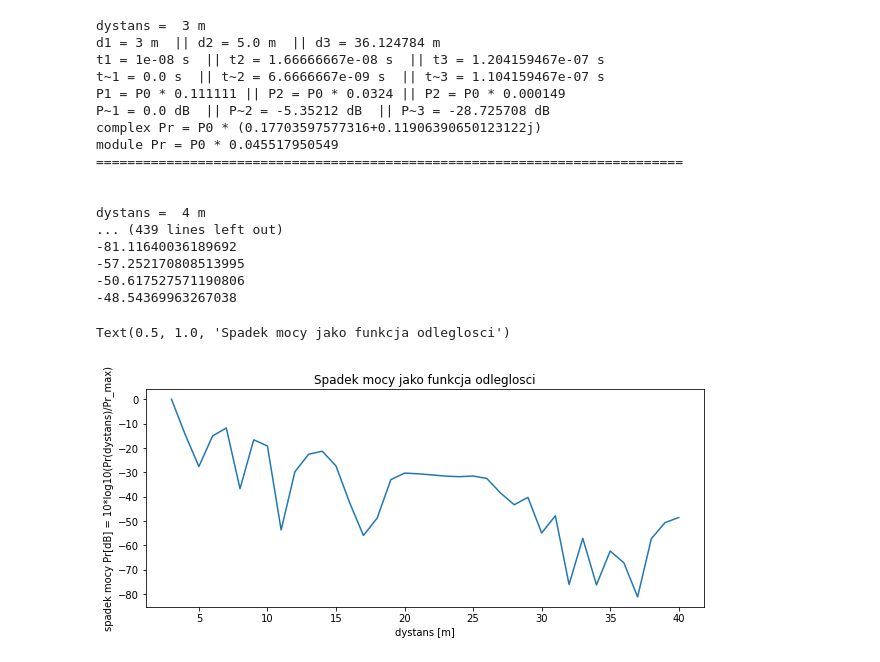
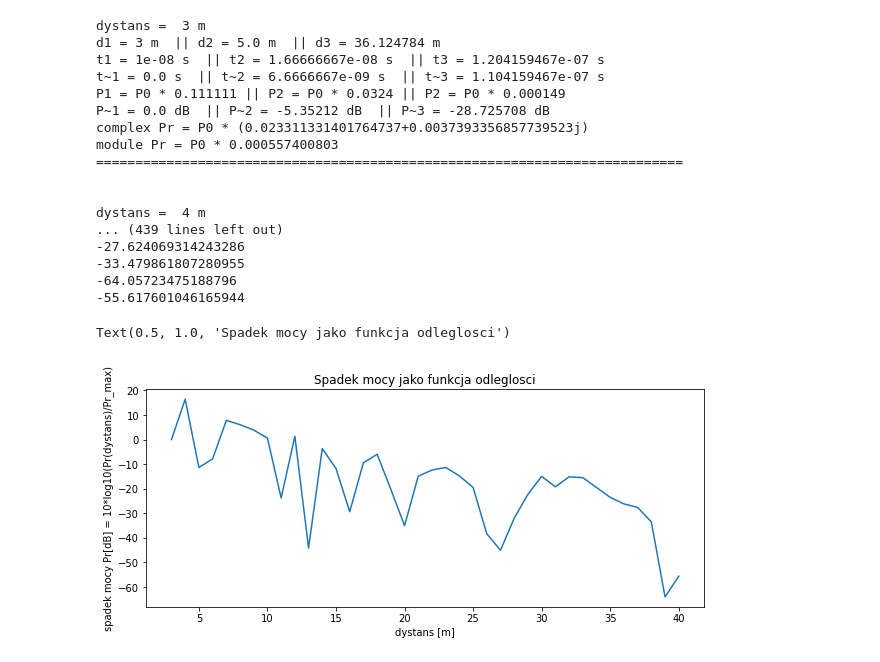
Before and after one commit to juliantoniak/BSD, a Jupyter notebook: BSD_zad9.ipynb, the cells around one changed output. Saved outputs shown, nothing was run; the diff lists cells and outputs as text; code cells hidden in the pictures.

```diff
--- a/BSD_zad9.ipynb
+++ b/BSD_zad9.ipynb
@@ -3,10 +3,11 @@ from cmath import exp
 import numpy as np
 import matplotlib
 import matplotlib.pyplot as plt
+import scipy.constants as spc
 
 
 #predkosc swiatla
-c=3*np.power(10,8)
+c=spc.c
 #wspolczynniki odbicia
 a_s=-0.7
 a_p=-0.9
@@ -15,7 +16,7 @@ a_d1=1
 a_d2=a_p
 a_d3=a_s*a_p*a_s
 #czestotliwosc
-f=30*np.power(10,8)
+f=3e9
 #dystans - tablica o polach z wartosciami 3, 4, ..., 40
 distance_var = [e + 1 for e in range(2,40)]
 #print (distance_var)
@@ -75,37 +76,37 @@ for i in range (len(distance_var)):
 
     print("="*75+"\n")
 
 #print(Pr_array)
 Prmax=Pr_array[0]
 for i in range(len(Pr_array)):
     Pr_array[i]=10*np.log10(Pr_array[i]/Prmax)
     print(Pr_array[i])
 
 # wykres
 x = distance_var
 y = Pr_array
 fig, ax = plt.subplots(figsize=(10,4))
 ax.plot(x, y)
 plt.xlabel("dystans [m]")
 plt.ylabel("spadek mocy Pr[dB] = 10*log10(Pr(dystans)/Pr_max)")
 plt.title("Spadek mocy jako funkcja odleglosci")
 # %% [output]
 dystans =  3 m
 d1 = 3 m  || d2 = 5.0 m  || d3 = 36.124784 m
 t1 = 1e-08 s  || t2 = 1.66666667e-08 s  || t3 = 1.204159467e-07 s
 t~1 = 0.0 s  || t~2 = 6.6666667e-09 s  || t~3 = 1.104159467e-07 s
 P1 = P0 * 0.111111 || P2 = P0 * 0.0324 || P2 = P0 * 0.000149
 P~1 = 0.0 dB  || P~2 = -5.35212 dB  || P~3 = -28.725708 dB
-complex Pr = P0 * (0.17703597577316+0.11906390650123122j)
-module Pr = P0 * 0.045517950549
+complex Pr = P0 * (0.023311331401764737+0.0037393356857739523j)
+module Pr = P0 * 0.000557400803
 ===========================================================================
 
 
 dystans =  4 m
 ... (439 lines left out)
--81.11640036189692
--57.252170808513995
--50.617527571190806
--48.54369963267038
+-27.624069314243286
+-33.479861807280955
+-64.05723475188796
+-55.617601046165944
 Text(0.5, 1.0, 'Spadek mocy jako funkcja odleglosci')
-[figure, old version]
+[figure, new version]
```
